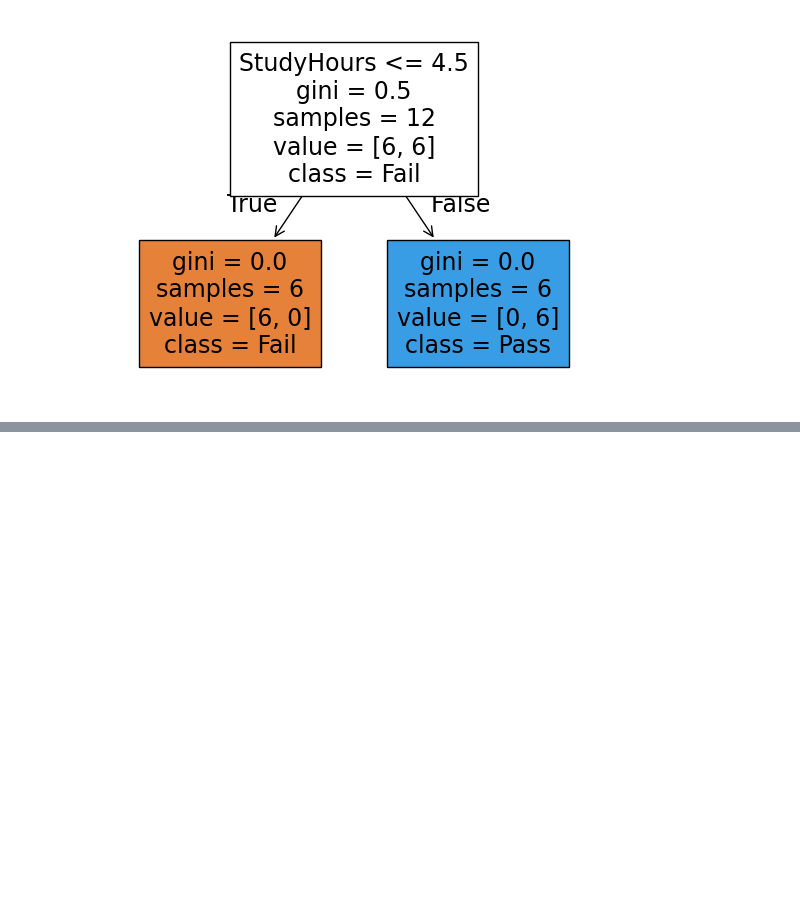
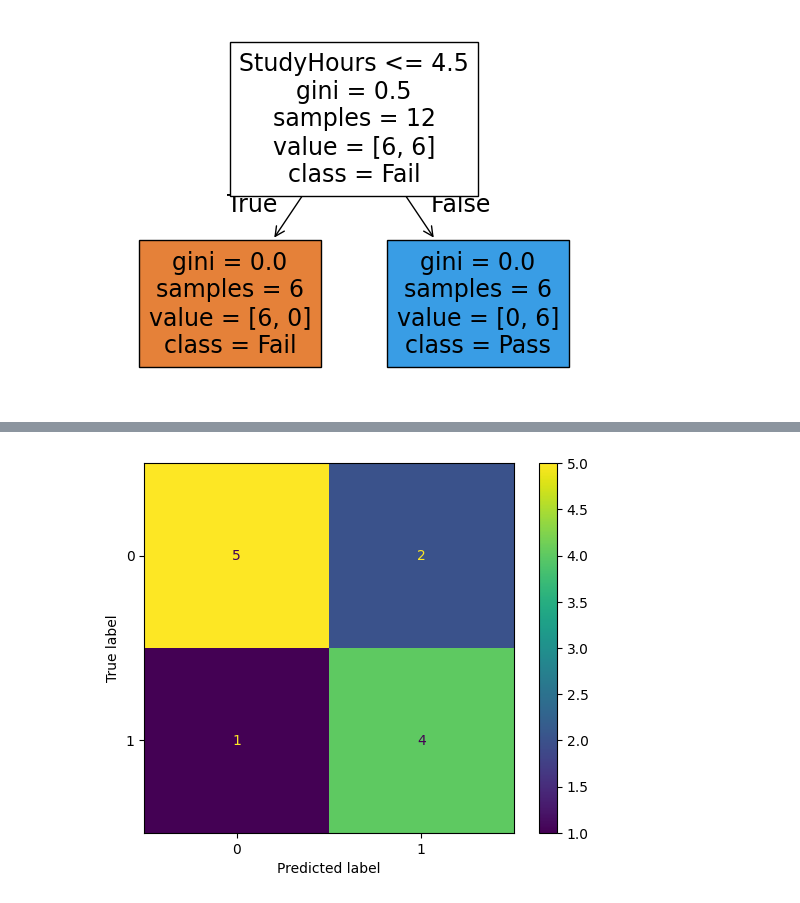
Before and after one commit to sarwathasan72-svg/Masai_IIT_AIML, a Jupyter notebook: Module4.ipynb, the cells around one changed output, grey strips where cells are left out. Saved outputs shown, nothing was run; the diff lists cells and outputs as text; code cells hidden in the pictures; blank space fills up the shorter version.

```diff
--- a/Module4.ipynb
+++ b/Module4.ipynb
@@ -735,0 +751,83 @@ print(result)
+# %%
+import pandas as pd
+from sklearn.metrics import precision_score
+from sklearn.metrics import confusion_matrix, precision_score, f1_score, recall_score
+from io import StringIO
+from sklearn.metrics import ConfusionMatrixDisplay
+import matplotlib.pyplot as plt
+
+
+print("Recall and F1-Score Metrics - Subjective")
+
+
+data = """region,actual,predicted
+1,1,1
+2,1,1
+3,1,1
+4,1,1
+5,1,0
+6,0,0
+7,0,0
+8,0,0
+9,0,0
+10,0,0
+11,0,1
+12,0,1"""
+
+df = pd.read_csv(StringIO(data))
+
+def f1_from_precision_recall(precision, recall):
+
+  if (precision == 0) & (recall == 0):
+
+    return 0
+
+  f1_har_mean = 2*precision*recall/(precision + recall)
+
+  return f1_har_mean
+
+
+def evaluate_model(actual, predicted):
+
+  confusionmetrics = confusion_matrix(actual, predicted, labels=[0,1])
+
+  tn, fp, fn, tp = confusionmetrics.ravel()
+
+  print("Ravel :", tn, fp, fn, tp)
+
+  disp = ConfusionMatrixDisplay(
+      confusion_matrix=confusionmetrics,
+      display_labels=[0,1])
+  # disp.plot(cmap="YlOrRd", colorbar=False)
+  disp.plot()
+  plt.show()
+
+  precisionscore = precision_score(actual,predicted)
+
+  recalscore = recall_score(actual, predicted)
+
+  f1score = f1_score(actual,predicted)
+
+  f1_manual = f1_from_precision_recall(precisionscore, recalscore)
+
+  print("f1 manula: ", f1_manual)
+  print("precision score: ", precision_score)
+
+  print("Recall: ", recalscore)
+  print("F1: ", f1score)
+
+
+  return {
+    "tp" : tp,
+     "f1_score" : f1score ,
+    "tn ": tn,
+    "fp ": fp,
+    "fn " : fn,
+    "precision": precision_score,
+    "recall": recalscore,
+    "f1" : f1score
+
+  }
+
+evaluate_model(df["actual"],df["predicted"])
+# %% [output]
@@ -735,0 +836 @@ print(result)
+[figure, added]
```
Also changed, not shown: parts of 10 cells of this notebook.
